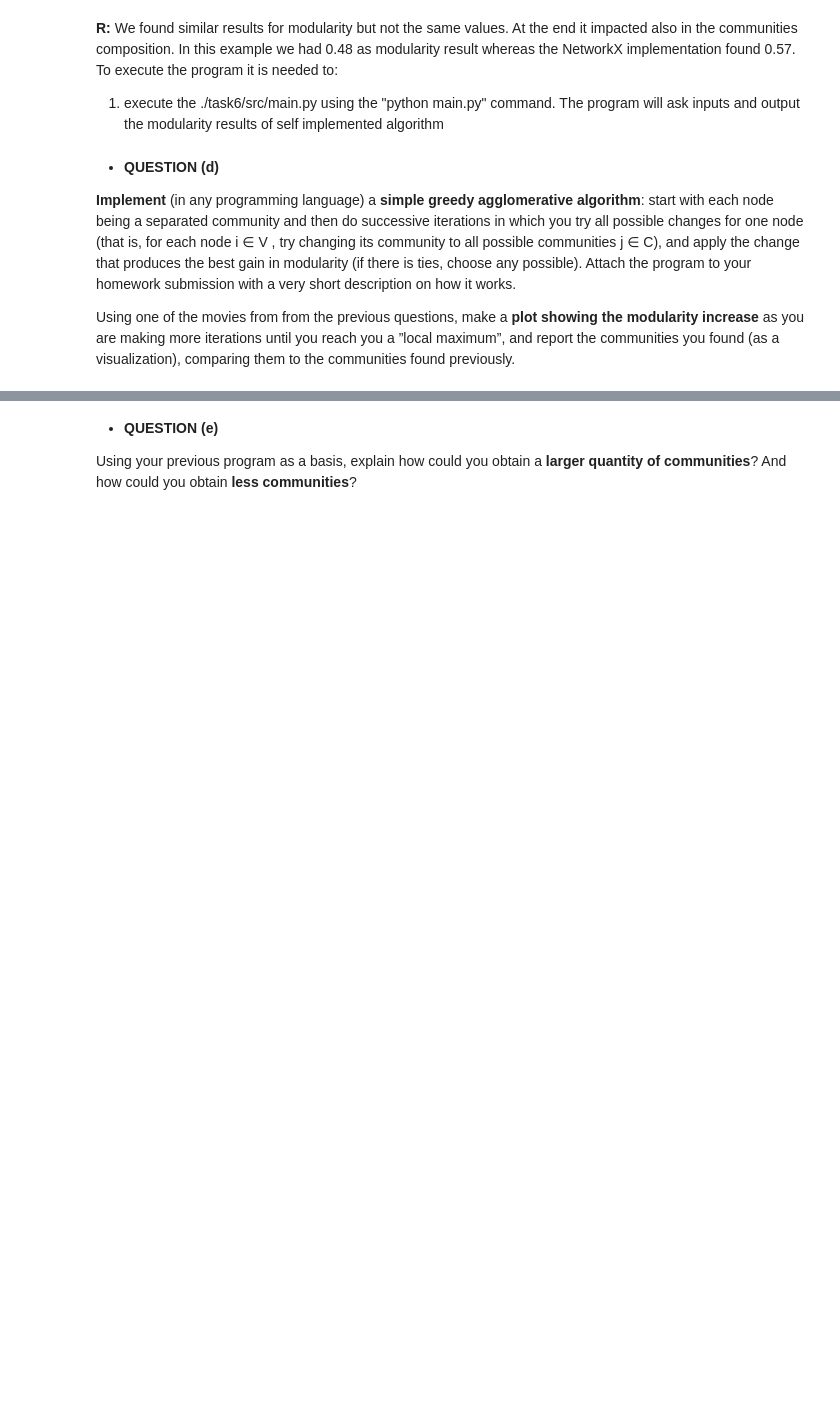
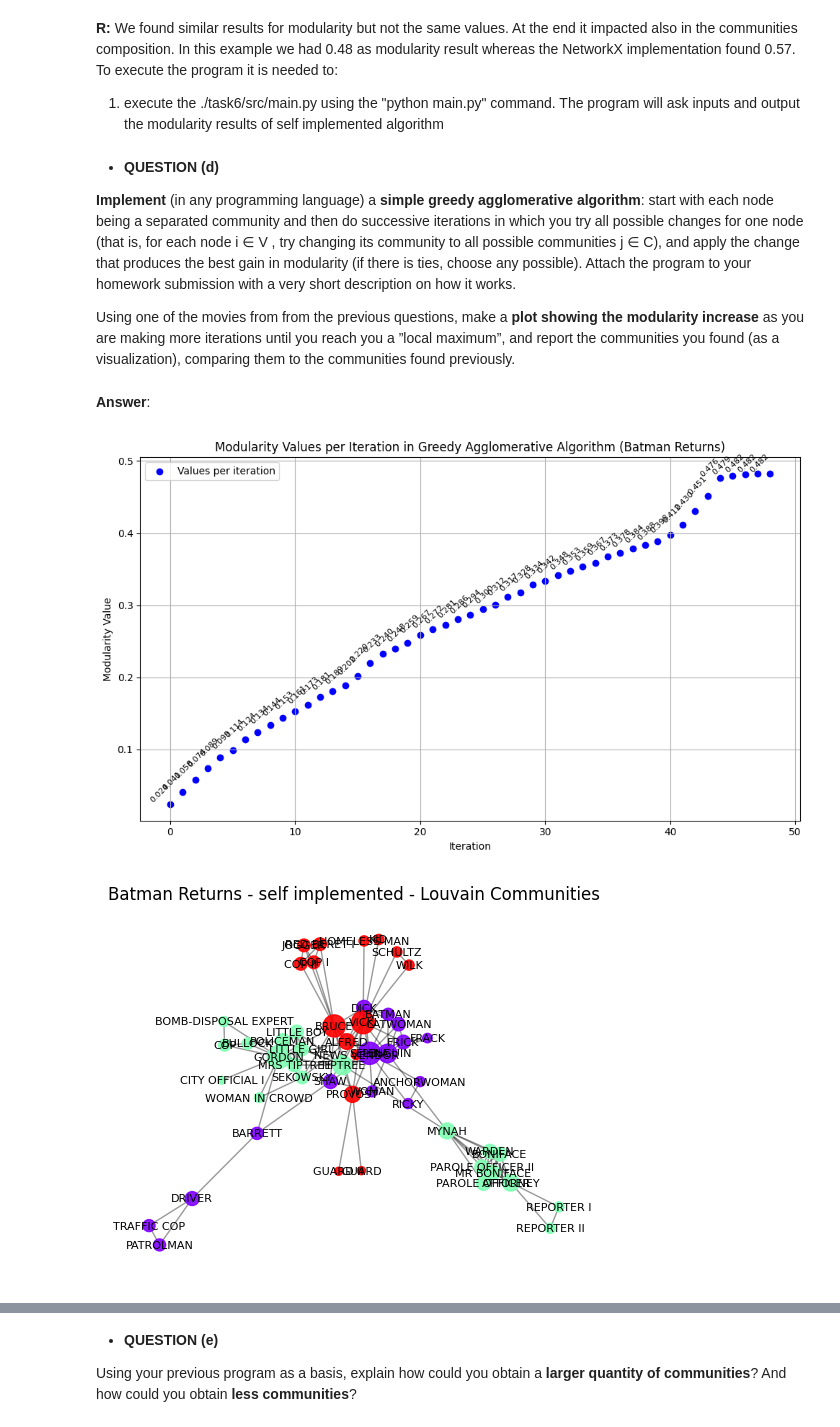
Before and after one commit to wesdpre/Network_Science_projt, a Jupyter notebook: homeWork2_NS/final.ipynb, the cells around one changed output, grey strips where cells are left out. Drawn from its saved outputs; the diff is of its cells as text; code cells hidden in the pictures; blank space fills up the shorter version.

```diff
--- a/homeWork2_NS/final.ipynb
+++ b/homeWork2_NS/final.ipynb
@@ -595,3 +592,31 @@ Modularity (networkx): 0.4749
 all possible changes for one node (that is, for each node i ∈ V , try changing its community to all possible communities j ∈ C), and apply the change that produces the best gain in modularity (if there is ties, choose any possible). Attach the program to your homework submission with a very short description on how it works.
 
 Using one of the movies from from the previous questions, make a **plot showing the modularity increase** as you are making more iterations until you reach you a ”local maximum”, and report the communities you found (as a visualization), comparing them to the communities found previously.
+# %% [markdown]
+**Answer**:
+# %%
+# print(progress_scores)
+# Create iteration index
+iterations = list(range(len(progress_scores)))
+
+# Plot
+plt.figure(figsize=(10, 6))
+plt.scatter(iterations, progress_scores, color='blue', label='Values per iteration')
+
+# Add labels
+for i, val in enumerate(progress_scores):
+    plt.text(i, val, f"{val:.3f}", fontsize=8, ha='right', va='bottom', rotation=45)
+
+plt.title('Modularity Values per Iteration in Greedy Agglomerative Algorithm (Batman Returns)')
+plt.xlabel('Iteration')
+plt.ylabel('Modularity Value')
+plt.grid(True)
+plt.legend()
+plt.tight_layout()
+plt.show()
+
+utils.visualize_communities_pgrank(G, comm_2, title="Batman Returns - self implemented", pagerank_scores=pagerank_scores)
+utils.visualize_communities_pgrank(G, communities, title="Batman Returns - NetworkX implemented", pagerank_scores=pagerank_scores)
+# %% [output]
+[figure, added]
+[figure, added]
```
Also changed, not shown: parts of 4 cells of this notebook.
